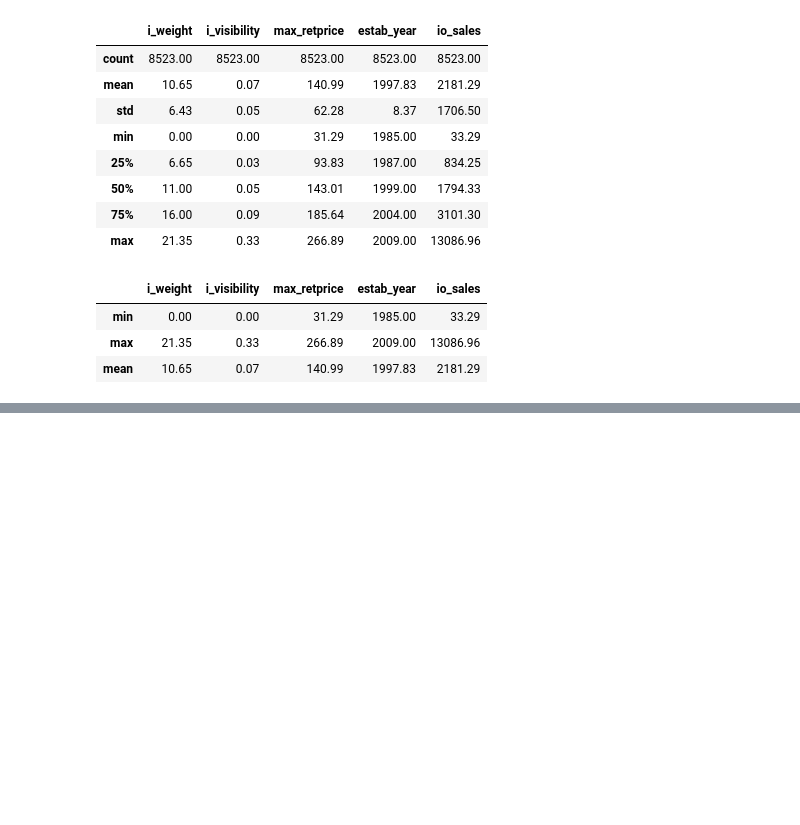
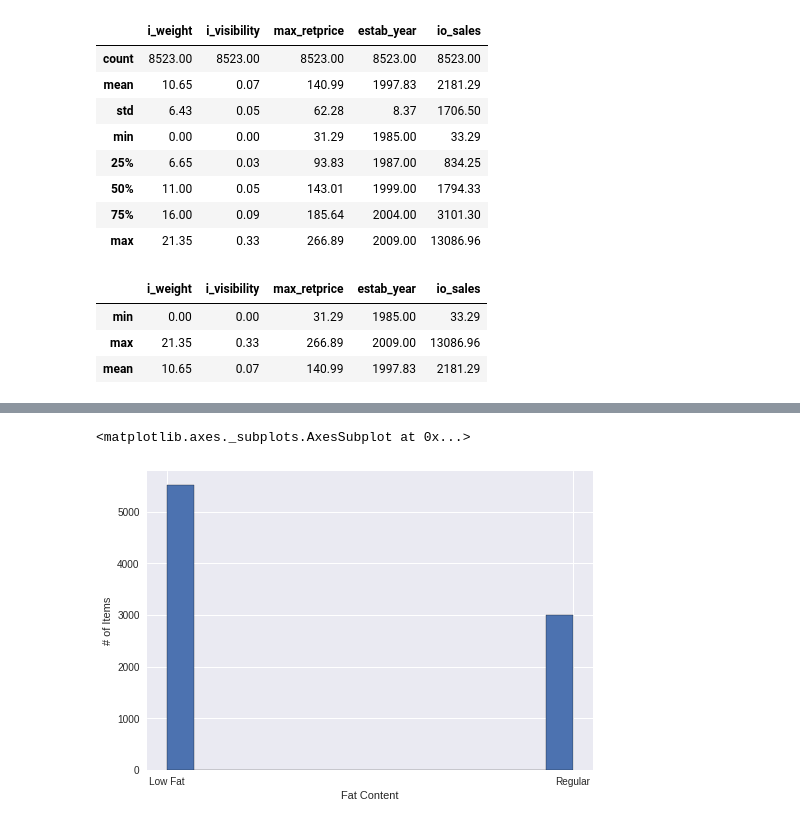
Before and after one commit to Jkhou1000/Market-Project, a Jupyter notebook: Project_1.ipynb, the cells around one changed output, grey strips where cells are left out. Drawn from its saved outputs; the diff is of its cells as text; code cells hidden in the pictures; blank space fills up the shorter version.

```diff
--- a/Project_1.ipynb
+++ b/Project_1.ipynb
@@ -301,0 +315,8 @@ acco.agg(['min', 'max', 'mean']).round(2)
+# %%
+plt.style.use('seaborn')
+plt.xlabel("Fat Content")
+plt.ylabel('# of Items')
+df_food["fat_content"].hist(bins = 'auto', edgecolor = 'black')
+# %% [output]
+<matplotlib.axes._subplots.AxesSubplot at 0x...>
+[figure, added]
```
Also changed, not shown: parts of 9 cells of this notebook.
